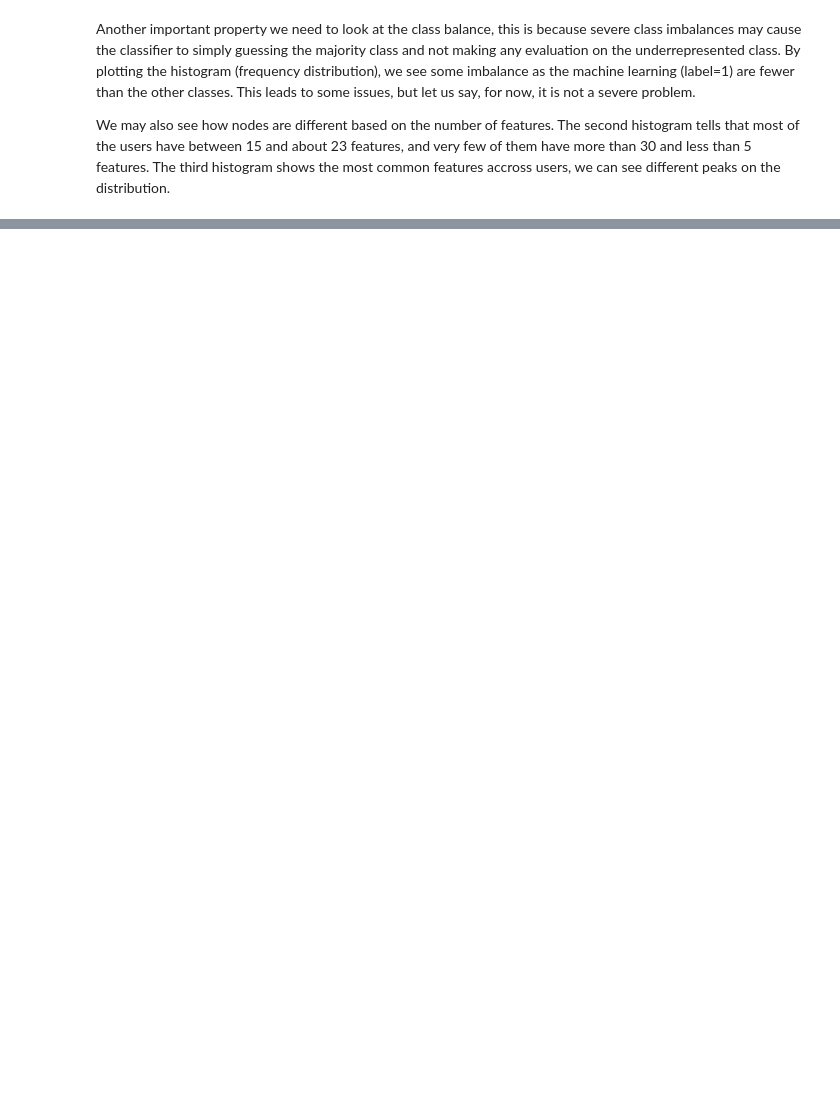
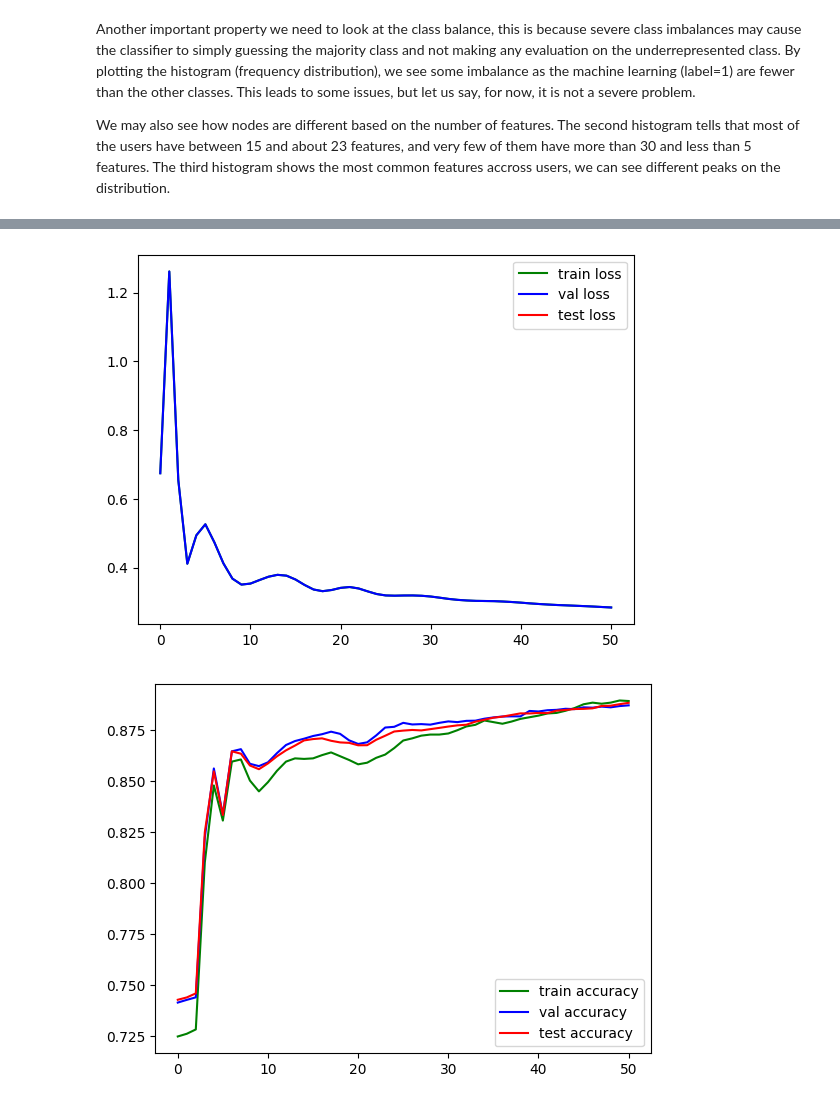
Before and after one commit to m-np/movielens20M, a Jupyter notebook: explore-gnn-musae.ipynb, the cells around one changed output, grey strips where cells are left out. Cells and saved outputs as stored; diff of their text form; code cells hidden in the pictures; blank space fills up the shorter version.

```diff
--- a/explore-gnn-musae.ipynb
+++ b/explore-gnn-musae.ipynb
@@ -81,0 +313,4 @@ We may also see how nodes are different based on the number of features. The sec
+# %%
+num_of_feat=g.num_node_features
+net=SocialGNN(num_of_feat=num_of_feat,f=16)
+print(net)
@@ -81,0 +324,16 @@ We may also see how nodes are different based on the number of features. The sec
+# %%
+def masked_loss(predictions,labels,mask):
+    mask=mask.float()
+    mask=mask/torch.mean(mask)
+    loss=criterion(predictions,labels)
+    loss=loss*mask
+    loss=torch.mean(loss)
+    return (loss)
+
+def masked_accuracy(predictions,labels,mask):
+    mask=mask.float()
+    mask/=torch.mean(mask)
+    accuracy=(torch.argmax(predictions,axis=1)==labels).long()
+    accuracy=mask*accuracy
+    accuracy=torch.mean(accuracy)
+    return (accuracy)
@@ -81,0 +391,5 @@ We may also see how nodes are different based on the number of features. The sec
+# %%
+num_of_feat=g.num_node_features
+net=SocialGNN(num_of_feat=num_of_feat,f=16)
+criterion=nn.CrossEntropyLoss()
+train_losses, train_accuracies, val_losses, val_accuracies, test_losses, test_accuracies = train_social(net,g,epochs=50,lr=0.1)
@@ -81,0 +430,23 @@ We may also see how nodes are different based on the number of features. The sec
+# %%
+train_losses = [l.detach().numpy() for l in train_losses]
+train_accuracies = [l.detach().numpy() for l in train_accuracies]
+val_losses = [l.detach().numpy() for l in val_losses]
+val_accuracies = [l.detach().numpy() for l in val_accuracies]
+test_losses = [l.detach().numpy() for l in test_losses]
+test_accuracies = [l.detach().numpy() for l in test_accuracies]
+# %%
+# Plot the losses and accuracies
+plt.plot(train_losses, color='green', label='train loss')
+plt.plot(val_losses, color='blue', label='val loss')
+plt.plot(test_losses, color='red', label='test loss')
+plt.legend()
+plt.show()
+
+plt.plot(train_accuracies, color='green', label='train accuracy')
+plt.plot(val_accuracies, color='blue', label='val accuracy')
+plt.plot(test_accuracies, color='red', label='test accuracy')
+plt.legend()
+plt.show()
+# %% [output]
+[figure, added]
+[figure, added]
```
Also changed, not shown: parts of 28 cells of this notebook.
